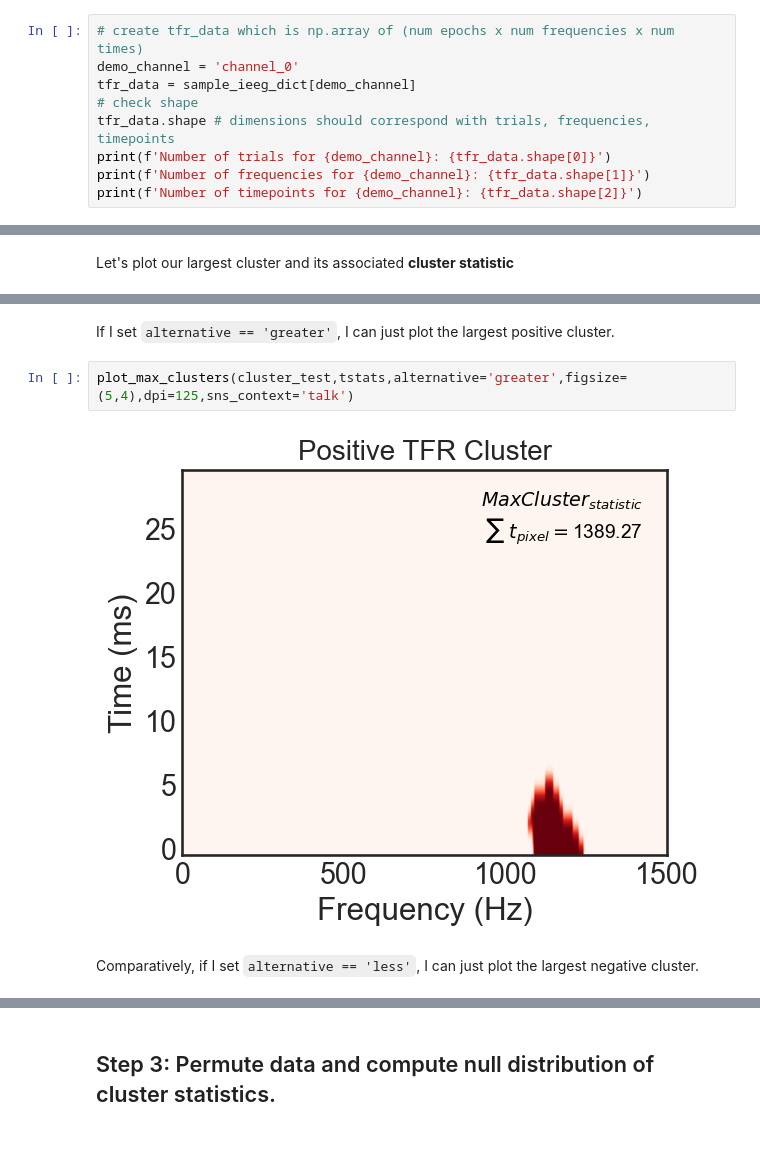
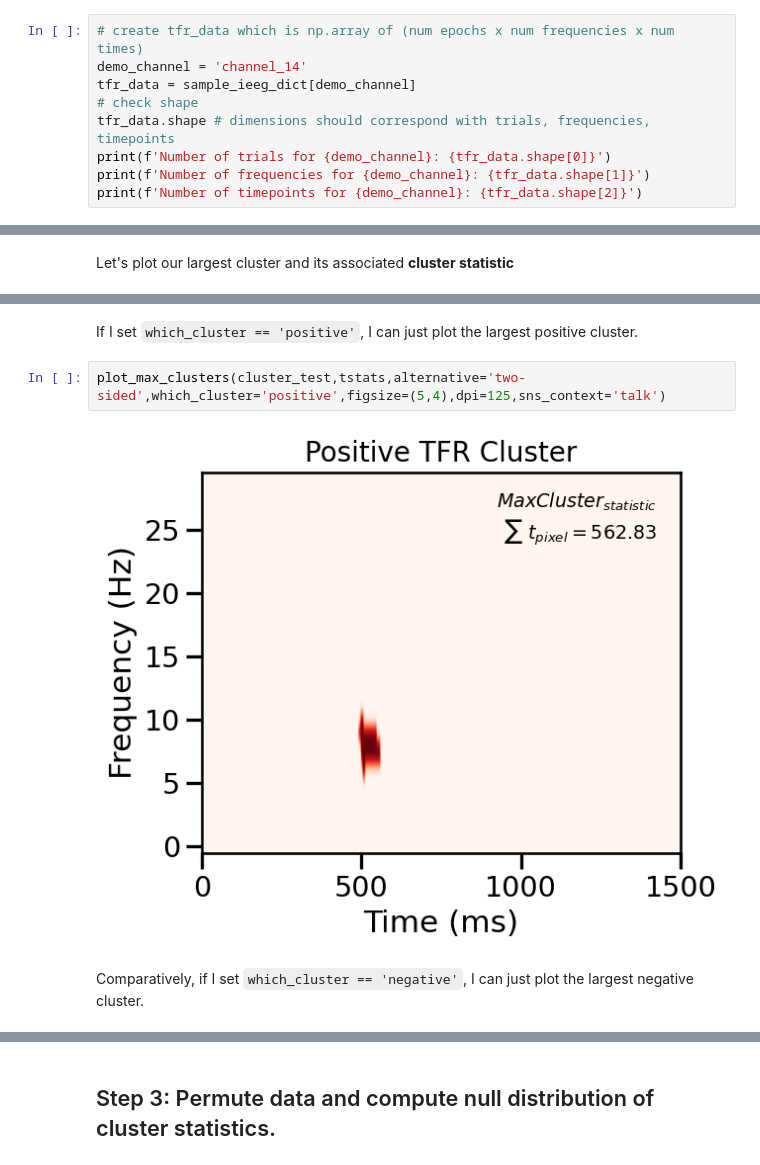
Before and after one commit to aliefink/NeuroCluster, a Jupyter notebook: notebooks/NeuroCluster_template.ipynb, the cells around one changed output, grey strips where cells are left out. Drawn from its saved outputs; the diff is of its cells as text.

```diff
--- a/notebooks/NeuroCluster_template.ipynb
+++ b/notebooks/NeuroCluster_template.ipynb
@@ -113,7 +122,7 @@ predictor_data.head()
 First, let's create a variable called `tfr_data` which is a `np.array` (dimensions should correspond with number of trials x number of frequencies x number of timepoints)
 # %%
 # create tfr_data which is np.array of (num epochs x num frequencies x num times)
-demo_channel = 'channel_0'
+demo_channel = 'channel_14'
 tfr_data = sample_ieeg_dict[demo_channel]
 # check shape
 tfr_data.shape # dimensions should correspond with trials, frequencies, timepoints
@@ -183,9 +192,9 @@ plot_max_clusters(cluster_test,tstats,alternative='two-sided',figsize=(10,4),dpi
 # %% [markdown]
-If I set `alternative == 'greater'`, I can just plot the largest positive cluster.
+If I set `which_cluster == 'positive'`, I can just plot the largest positive cluster.
 # %%
-plot_max_clusters(cluster_test,tstats,alternative='greater',figsize=(5,4),dpi=125,sns_context='talk')
+plot_max_clusters(cluster_test,tstats,alternative='two-sided',which_cluster='positive',figsize=(5,4),dpi=125,sns_context='talk')
 # %% [output]
-[figure, old version]
+[figure, new version]
 # %% [markdown]
-Comparatively, if I set `alternative == 'less'`, I can just plot the largest negative cluster.
+Comparatively, if I set `which_cluster == 'negative'`, I can just plot the largest negative cluster.
 # %%
```
Also changed, not shown: parts of 22 cells of this notebook, 9 other files.
